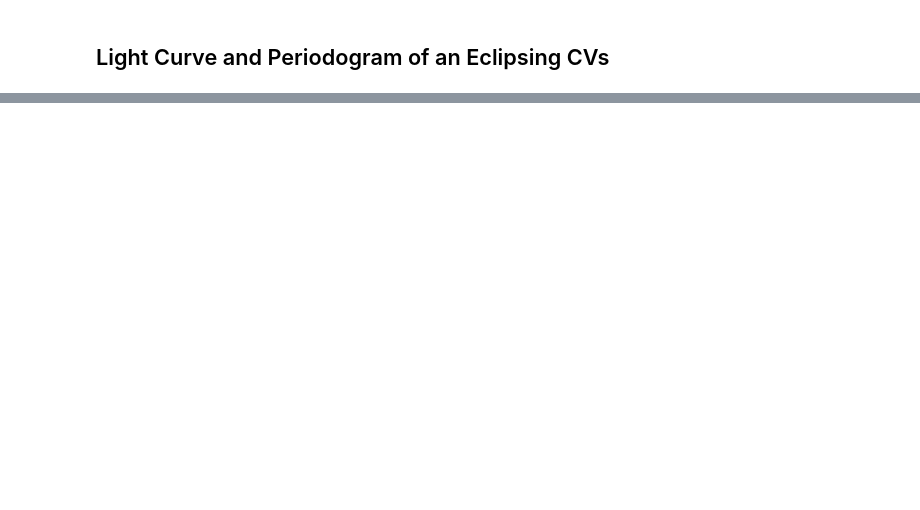
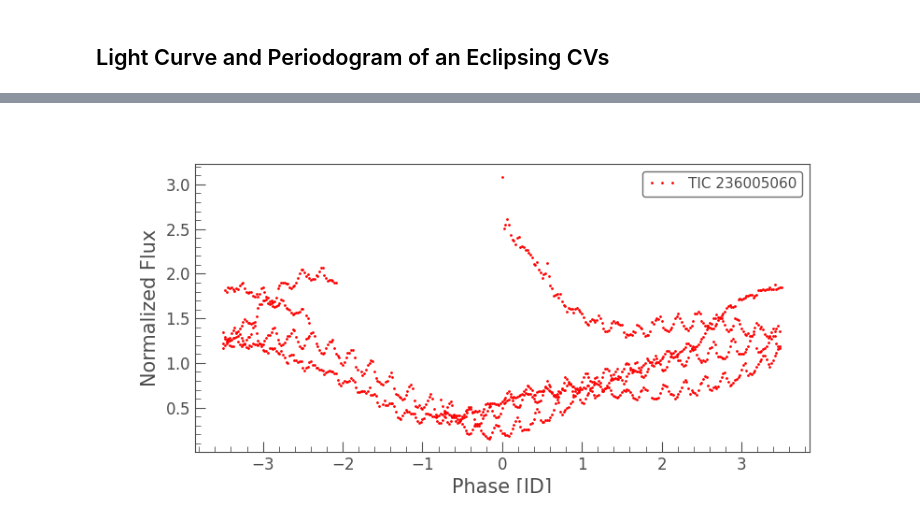
Before and after one commit to katerickels/CV-Analyzer, a Jupyter notebook: Old Data/Eclipsing CVs/Light Curve and Periodogram of an Eclipsing CVs.ipynb, the cells around one changed output, grey strips where cells are left out. Cells and saved outputs as stored; diff of their text form; code cells hidden in the pictures; blank space fills up the shorter version.

```diff
--- a/Old Data/Eclipsing CVs/Light Curve and Periodogram of an Eclipsing CVs.ipynb
+++ b/Old Data/Eclipsing CVs/Light Curve and Periodogram of an Eclipsing CVs.ipynb
@@ -27,3 +40,17 @@ plt.show()
+# %%
+import matplotlib.pyplot as plt
+
+data = data_all[3]
+
+lc = data.download_all().stitch()
+
+flc = lc.fold(period=7)
+
+p = flc.plot(linewidth = 0, marker = '.', color = 'r')
+
+plt.show()
+# %% [output]
+[figure, added]
 # %%
 import matplotlib.pyplot as plt
 
```
Also changed, not shown: parts of 11 cells of this notebook.
